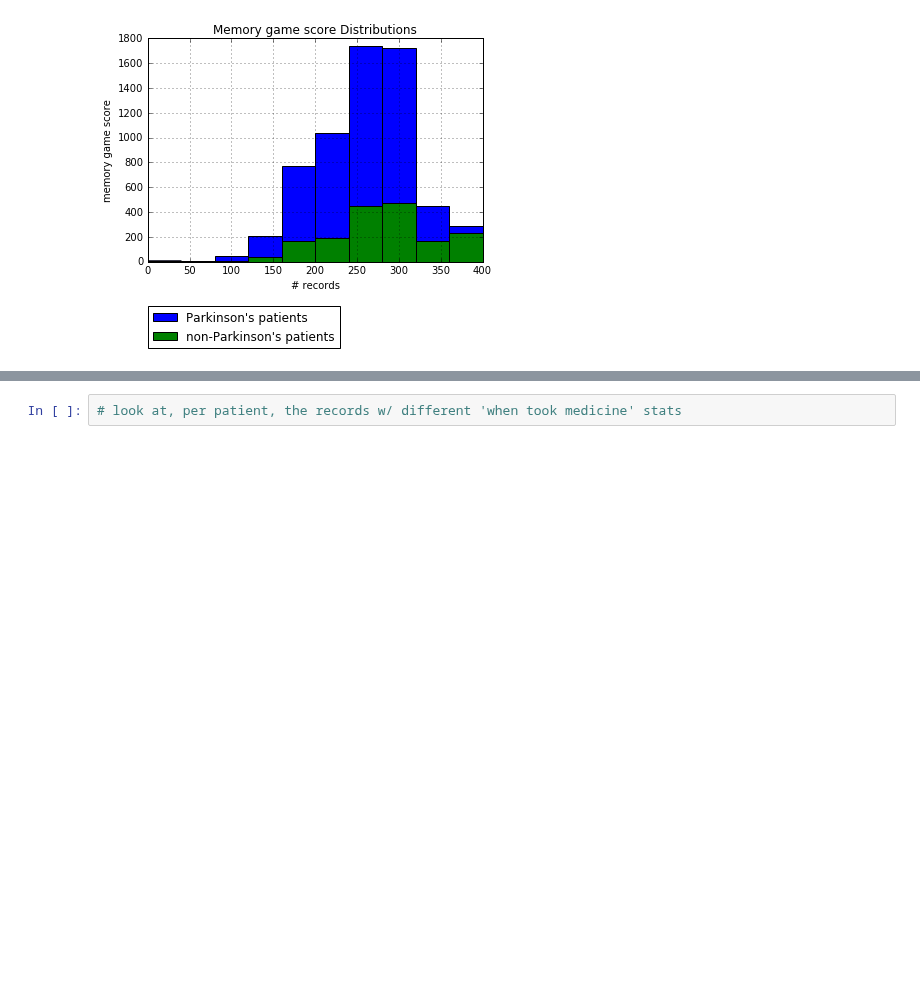
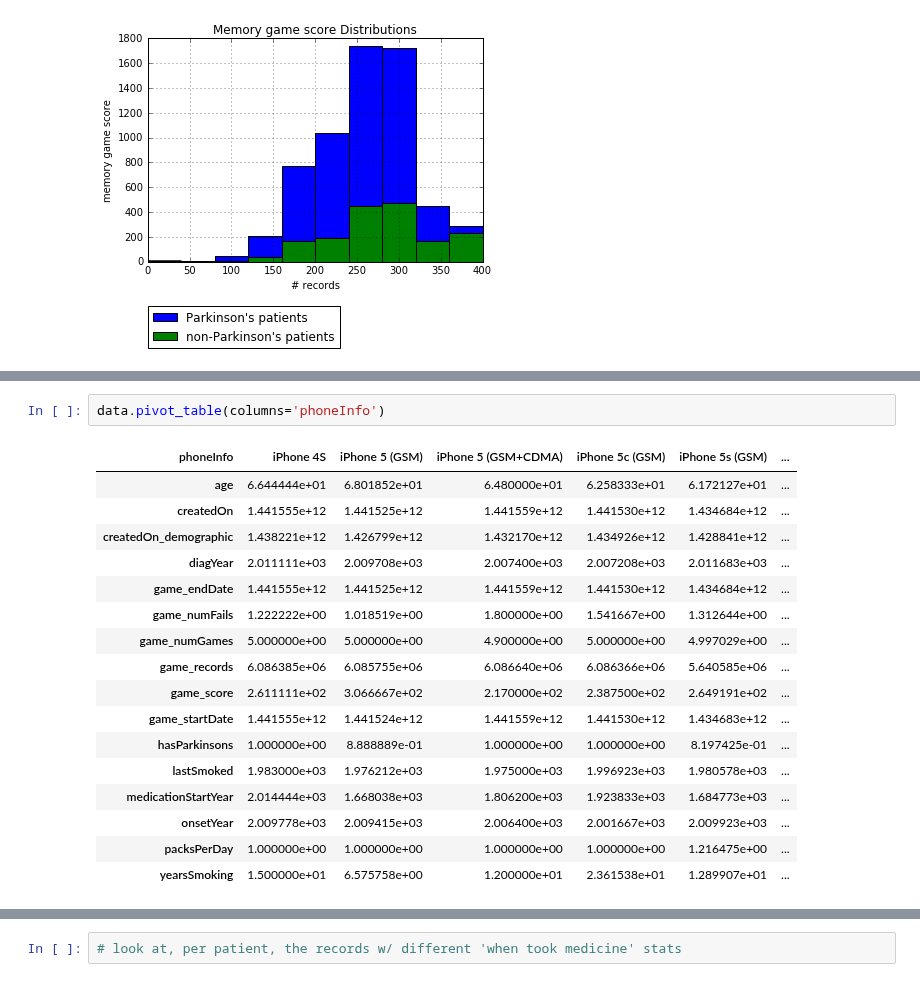
Before and after one commit to mattoby/mpower_memory, a Jupyter notebook: Memory_Data_Overview_01192016.ipynb, the cells around one changed output, grey strips where cells are left out. Cells and saved outputs as stored; diff of their text form; blank space fills up the shorter version.

```diff
--- a/Memory_Data_Overview_01192016.ipynb
+++ b/Memory_Data_Overview_01192016.ipynb
@@ -188,0 +265,20 @@ pass
+# %%
+data.pivot_table(columns='phoneInfo')
+# %% [output]
+| phoneInfo | iPhone 4S | iPhone 5 (GSM) | iPhone 5 (GSM+CDMA) | iPhone 5c (GSM) | iPhone 5s (GSM) | ... |
+| age | 6.644444e+01 | 6.801852e+01 | 6.480000e+01 | 6.258333e+01 | 6.172127e+01 | ... |
+| createdOn | 1.441555e+12 | 1.441525e+12 | 1.441559e+12 | 1.441530e+12 | 1.434684e+12 | ... |
+| createdOn_demographic | 1.438221e+12 | 1.426799e+12 | 1.432170e+12 | 1.434926e+12 | 1.428841e+12 | ... |
+| diagYear | 2.011111e+03 | 2.009708e+03 | 2.007400e+03 | 2.007208e+03 | 2.011683e+03 | ... |
+| game_endDate | 1.441555e+12 | 1.441525e+12 | 1.441559e+12 | 1.441530e+12 | 1.434684e+12 | ... |
+| game_numFails | 1.222222e+00 | 1.018519e+00 | 1.800000e+00 | 1.541667e+00 | 1.312644e+00 | ... |
+| game_numGames | 5.000000e+00 | 5.000000e+00 | 4.900000e+00 | 5.000000e+00 | 4.997029e+00 | ... |
+| game_records | 6.086385e+06 | 6.085755e+06 | 6.086640e+06 | 6.086366e+06 | 5.640585e+06 | ... |
+| game_score | 2.611111e+02 | 3.066667e+02 | 2.170000e+02 | 2.387500e+02 | 2.649191e+02 | ... |
+| game_startDate | 1.441555e+12 | 1.441524e+12 | 1.441559e+12 | 1.441530e+12 | 1.434683e+12 | ... |
+| hasParkinsons | 1.000000e+00 | 8.888889e-01 | 1.000000e+00 | 1.000000e+00 | 8.197425e-01 | ... |
+| lastSmoked | 1.983000e+03 | 1.976212e+03 | 1.975000e+03 | 1.996923e+03 | 1.980578e+03 | ... |
+| medicationStartYear | 2.014444e+03 | 1.668038e+03 | 1.806200e+03 | 1.923833e+03 | 1.684773e+03 | ... |
+| onsetYear | 2.009778e+03 | 2.009415e+03 | 2.006400e+03 | 2.001667e+03 | 2.009923e+03 | ... |
+| packsPerDay | 1.000000e+00 | 1.000000e+00 | 1.000000e+00 | 1.000000e+00 | 1.216475e+00 | ... |
+| yearsSmoking | 1.500000e+01 | 6.575758e+00 | 1.200000e+01 | 2.361538e+01 | 1.289907e+01 | ... |
```
Also changed, not shown: parts of 14 cells of this notebook.
